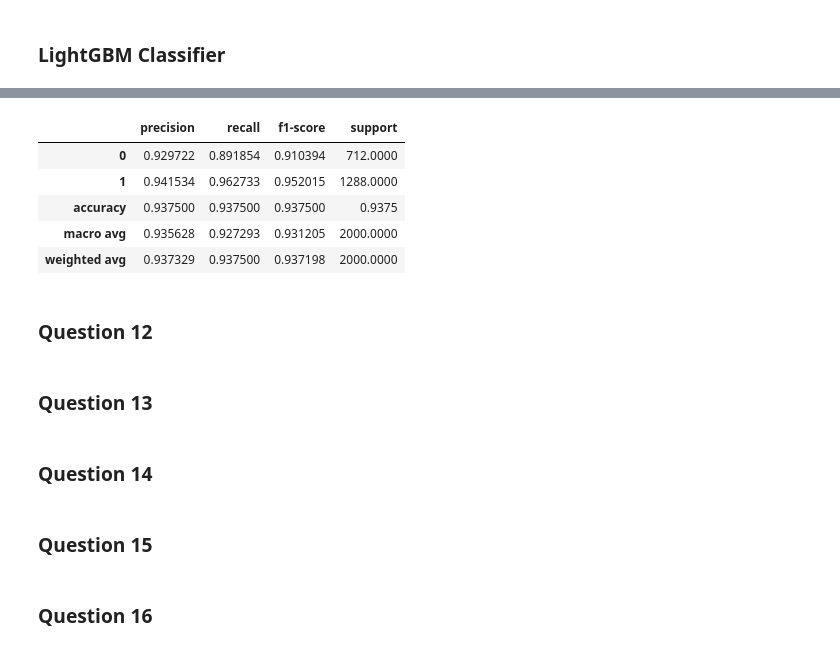
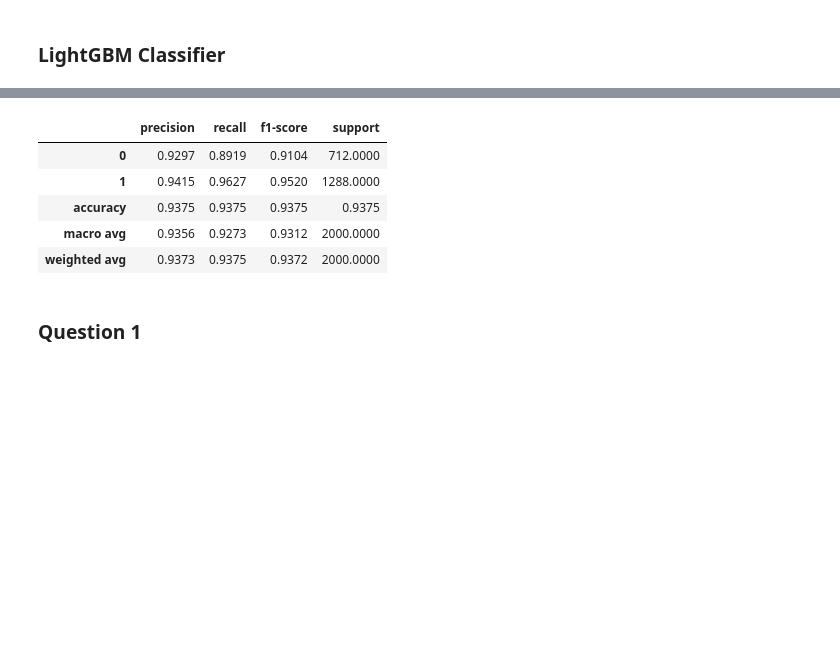
Before and after one commit to omotayo-alade/ham20-internship, a Jupyter notebook: stage3/quiz_solution.ipynb, the cells around one changed output, grey strips where cells are left out. Saved outputs shown, nothing was run; the diff lists cells and outputs as text; code cells hidden in the pictures; blank space fills up the shorter version.

```diff
--- a/stage3/quiz_solution.ipynb
+++ b/stage3/quiz_solution.ipynb
@@ -15,7 +15,8 @@ from xgboost import XGBClassifier
 from lightgbm import LGBMClassifier
 # %%
 # load dataset into dataframe
-df = pd.read_csv('data.csv')
+url = 'https://archive.ics.uci.edu/ml/machine-learning-databases/00471/Data_for_UCI_named.csv'
+df = pd.read_csv(url)
 # %%
 df.drop('stab', axis=1, inplace=True)
 # %%
@@ -176,21 +202,13 @@ array([[ 635,   77],
 # %%
 lgbm_summary = pd.DataFrame(metrics.classification_report(y_test, y_pred_lgbm, output_dict=True)).T
 # %%
-lgbm_summary
+lgbm_summary.round(4)
 # %% [output]
 |  | precision | recall | f1-score | support |
-| 0 | 0.929722 | 0.891854 | 0.910394 | 712.0000 |
-| 1 | 0.941534 | 0.962733 | 0.952015 | 1288.0000 |
-| accuracy | 0.937500 | 0.937500 | 0.937500 | 0.9375 |
-| macro avg | 0.935628 | 0.927293 | 0.931205 | 2000.0000 |
-| weighted avg | 0.937329 | 0.937500 | 0.937198 | 2000.0000 |
+| 0 | 0.9297 | 0.8919 | 0.9104 | 712.0000 |
+| 1 | 0.9415 | 0.9627 | 0.9520 | 1288.0000 |
+| accuracy | 0.9375 | 0.9375 | 0.9375 | 0.9375 |
+| macro avg | 0.9356 | 0.9273 | 0.9312 | 2000.0000 |
+| weighted avg | 0.9373 | 0.9375 | 0.9372 | 2000.0000 |
 # %% [markdown]
-### Question 12
+### Question 1
-# %% [markdown]
-### Question 13
-# %% [markdown]
-### Question 14
-# %% [markdown]
-### Question 15
-# %% [markdown]
-### Question 16
```
Also changed, not shown: parts of 21 cells of this notebook.
